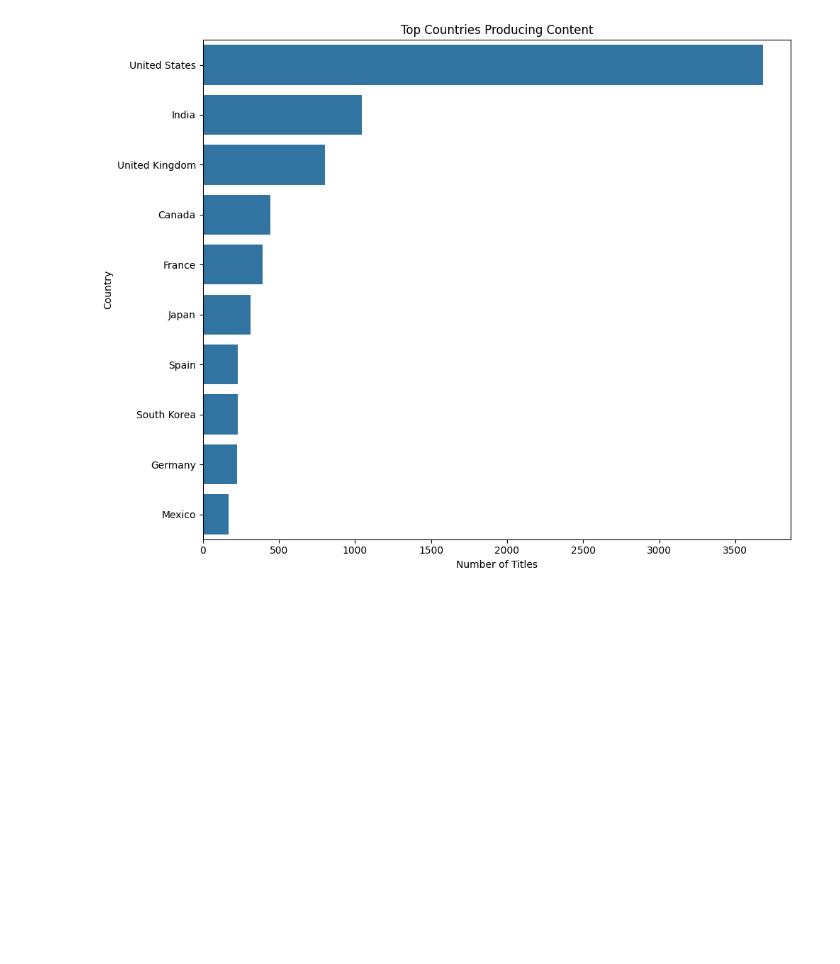
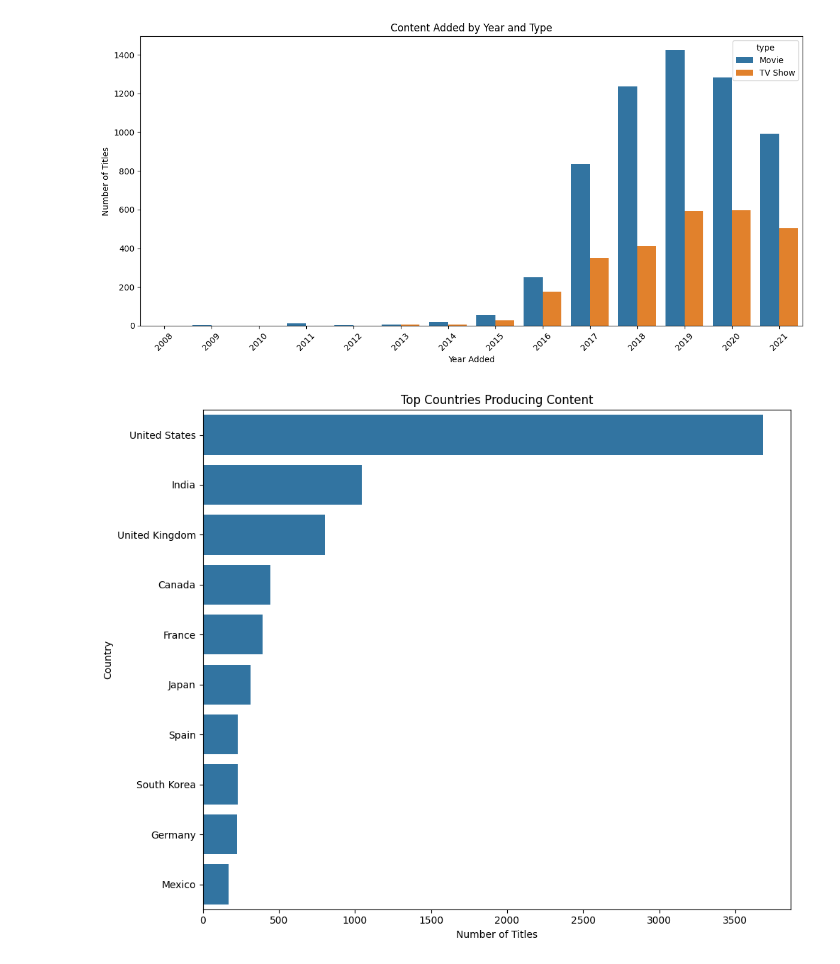
Before and after one commit to Jean-Patrick-Alcolea/netflix-titles-eda, a Jupyter notebook: notebooks/02_EDA_Visuals.ipynb, the cells around one changed output. Saved outputs shown, nothing was run; the diff lists cells and outputs as text; code cells hidden in the pictures; blank space fills up the shorter version.

Commit message:
Visualizations

```diff
--- a/notebooks/02_EDA_Visuals.ipynb
+++ b/notebooks/02_EDA_Visuals.ipynb
@@ -17,15 +18,18 @@ df['month_added'] = df['date_added'].dt.month_name()
 # %%
 # Movies vs tv shows quantity
 
 content_trend = df.groupby(['year_added', 'type']).size().reset_index(name= 'count')
-
-fig = px.bar(content_trend,
-             x='year_added',
-             y='count',
-             color='type',
-             title='Content Added by Year and Type')
-
-fig.show()
+plt.figure(figsize=(12, 6))
+sns.barplot(data=content_trend, x='year_added', y='count', hue='type')
+plt.title('Content Added by Year and Type')
+plt.xlabel('Year Added')
+plt.ylabel('Number of Titles')
+plt.xticks(rotation=45)
+plt.tight_layout()
+plt.savefig('../visuals/content_by_year_type_seaborn.png')
+plt.show()
+# %% [output]
+[figure, added]
 # %%
 # Top Countries Producing Content
 
```
Also changed, not shown: parts of 4 cells of this notebook, 9 other files.
